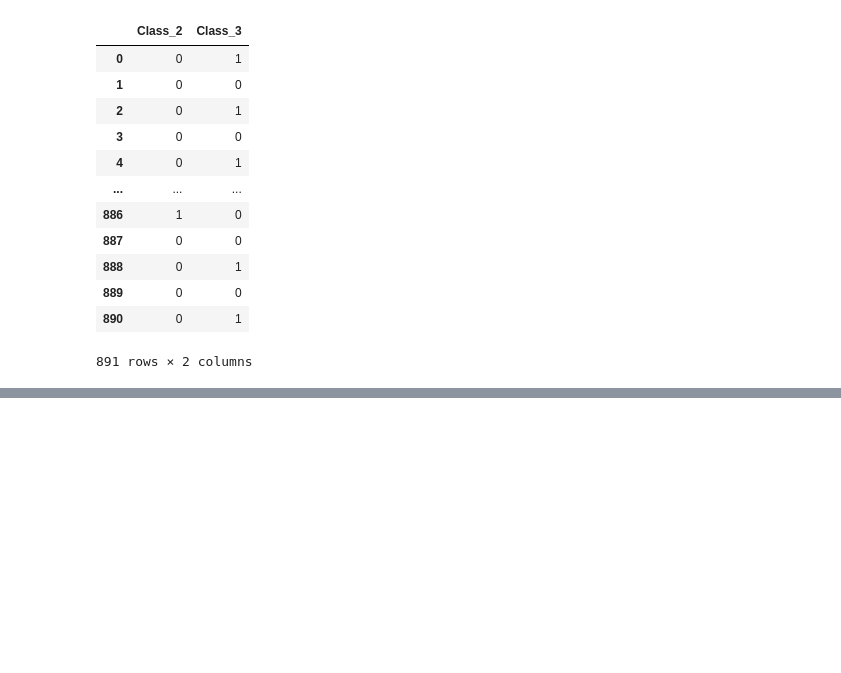
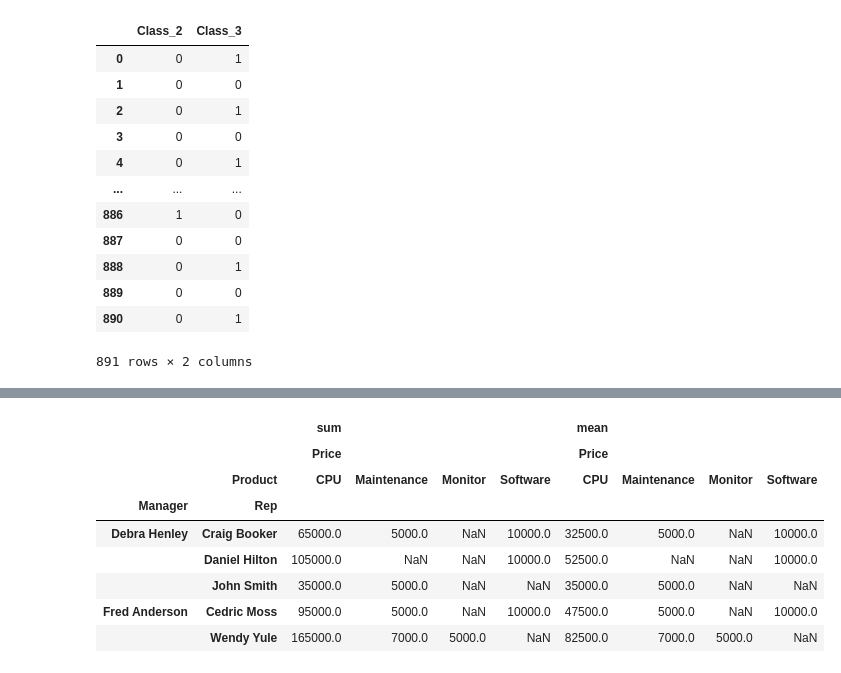
Before and after one commit to rsuh-python/mag2021, a Jupyter notebook: 2 semester/07P/inclass07.ipynb, the cells around one changed output, grey strips where cells are left out. Drawn from its saved outputs; the diff is of its cells as text; code cells hidden in the pictures; blank space fills up the shorter version.

```diff
--- a/2 semester/07P/inclass07.ipynb
+++ b/2 semester/07P/inclass07.ipynb
@@ -296,0 +306,3 @@ pd.get_dummies(data.Pclass, prefix='Class', drop_first=True)
+# %%
+df = pd.read_excel("https://github.com/dm-fedorov/pandas_basic/raw/master/%D0%B1%D1%8B%D1%81%D1%82%D1%80%D0%BE%D0%B5%20%D0%B2%D0%B2%D0%B5%D0%B4%D0%B5%D0%BD%D0%B8%D0%B5%20%D0%B2%20pandas/data/salesfunnel.xlsx")
+df.head()
@@ -296,0 +316,12 @@ pd.get_dummies(data.Pclass, prefix='Class', drop_first=True)
+# %%
+pd.pivot_table(df, index=['Manager', 'Rep'], values=['Price'], columns=['Product'], aggfunc=[np.sum, np.mean])
+# %% [output]
+|  |  | sum |  |  |  | mean |  |  |  |
+|  |  | Price |  |  |  | Price |  |  |  |
+|  | Product | CPU | Maintenance | Monitor | Software | CPU | Maintenance | Monitor | Software |
+| Manager | Rep |  |  |  |  |  |  |  |  |
+| Debra Henley | Craig Booker | 65000.0 | 5000.0 | NaN | 10000.0 | 32500.0 | 5000.0 | NaN | 10000.0 |
+|  | Daniel Hilton | 105000.0 | NaN | NaN | 10000.0 | 52500.0 | NaN | NaN | 10000.0 |
+|  | John Smith | 35000.0 | 5000.0 | NaN | NaN | 35000.0 | 5000.0 | NaN | NaN |
+| Fred Anderson | Cedric Moss | 95000.0 | 5000.0 | NaN | 10000.0 | 47500.0 | 5000.0 | NaN | 10000.0 |
+|  | Wendy Yule | 165000.0 | 7000.0 | 5000.0 | NaN | 82500.0 | 7000.0 | 5000.0 | NaN |
```
Also changed, not shown: parts of 3 cells of this notebook, 3 other files.
